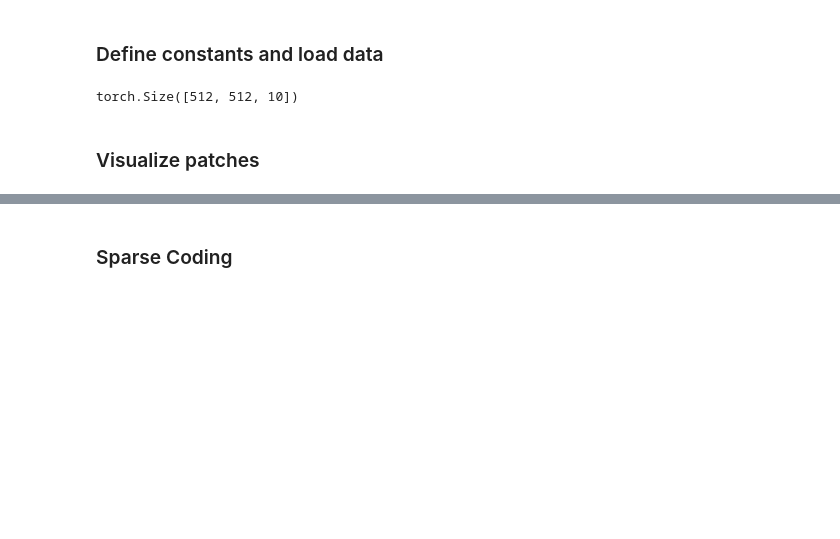
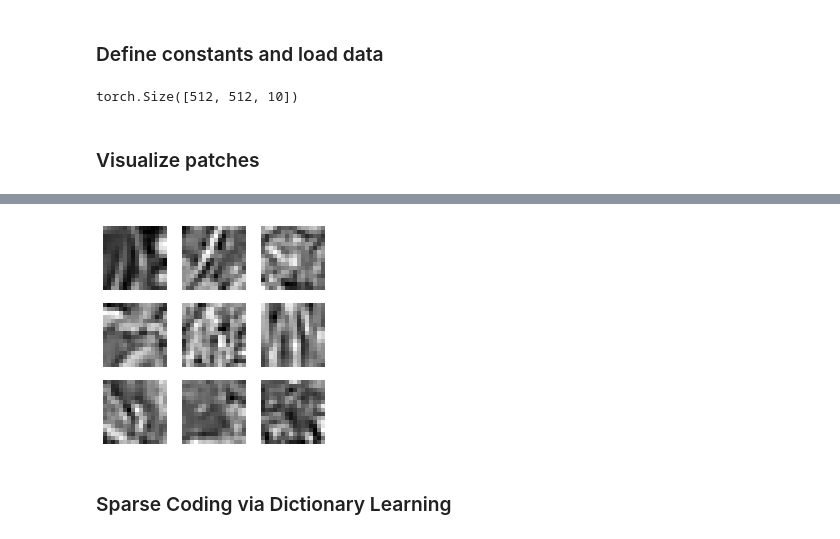
Before and after one commit to rctn/sparsecoding, a Jupyter notebook: examples/sparse_coding.ipynb, the cells around one changed output, grey strips where cells are left out. Saved outputs shown, nothing was run; the diff lists cells and outputs as text; code cells hidden in the pictures; blank space fills up the shorter version.

```diff
--- a/examples/sparse_coding.ipynb
+++ b/examples/sparse_coding.ipynb
@@ -14,13 +14,16 @@ from sparsecoding import models
 from sparsecoding.visualization import plot_dictionary
 # %% [markdown]
 ### Define constants and load data
-# %%
-img_dir = os.path.join(os.environ['DATA_PATH'], 'IMAGES.mat')
-images = loadmat(img_dir)['IMAGES']
-images = torch.tensor(images)
-print(images.shape)
-# %% [output]
-torch.Size([512, 512, 10])
+# %%
+# your path here
+img_dir = os.path.join(os.environ['DATA_PATH'],'data','IMAGES.mat')
+# img_dir = os.path.join(os.environ['DATA_PATH'],'IMAGES.mat')
+
+images = loadmat(img_dir)['IMAGES']
+images = torch.tensor(images)
+print(images.shape)
+# %% [output]
+torch.Size([512, 512, 10])
 # %%
 n_images = images.shape[-1]
 n_divisions = 32
@@ -32,9 +35,7 @@ n_samples, n_features = data.shape
 # %% [markdown]
 ### Visualize patches
 # %%
-%matplotlib notebook
-
-figure = plt.figure(figsize=(8, 8))
+figure = plt.figure(figsize=(4,4))
 cols, rows = 3, 3
 for i in range(1, cols * rows + 1):
     sample_idx = torch.randint(len(data), size=(1,)).item()
@@ -49,2 +48,3 @@ plt.show()
+[figure, added]
 # %% [markdown]
-### Sparse Coding
+### Sparse Coding via Dictionary Learning
```
Also changed, not shown: parts of 8 cells of this notebook, 3 other files.
